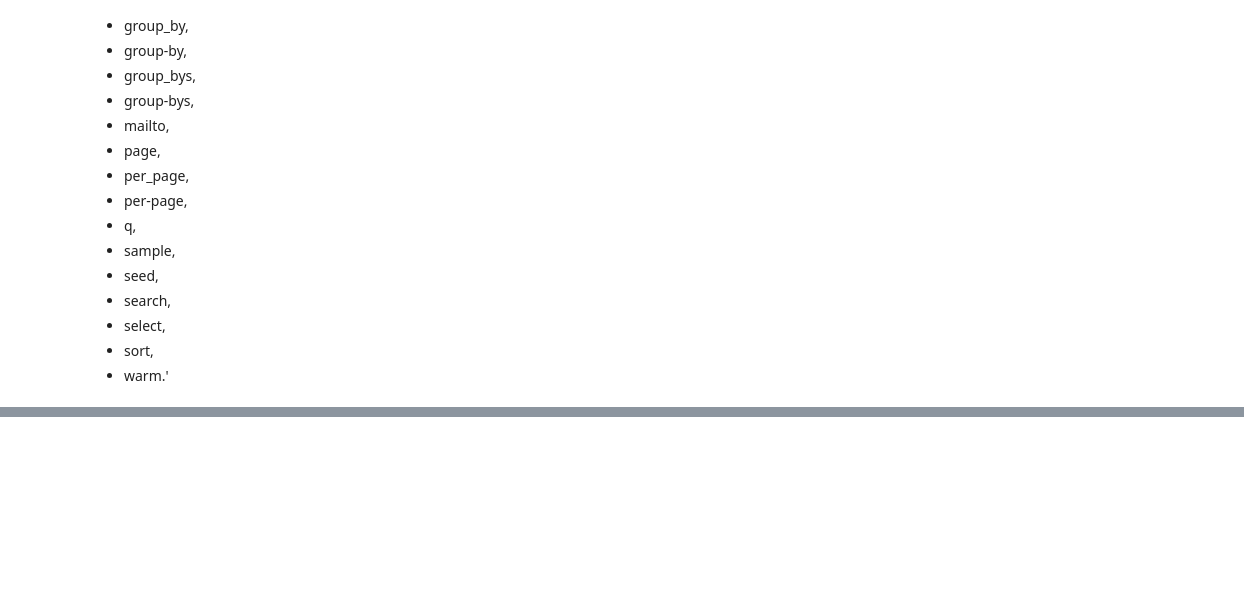
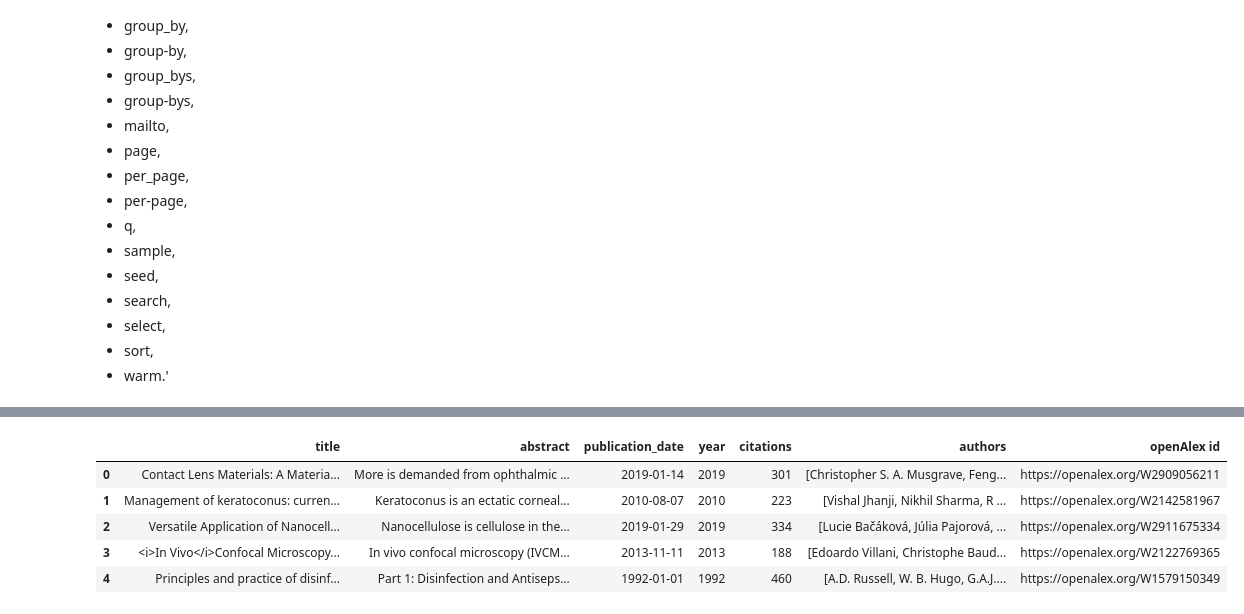
Before and after one commit to darkcyan-ugli-fruit/innolens, a Jupyter notebook: notebooks/01_innolens.ipynb, the cells around one changed output, grey strips where cells are left out. Drawn from its saved outputs; the diff is of its cells as text; code cells hidden in the pictures; blank space fills up the shorter version.

```diff
--- a/notebooks/01_innolens.ipynb
+++ b/notebooks/01_innolens.ipynb
@@ -294 +225,11 @@ JSON Data: {'meta': {'count': 26400, 'db_response_time_ms': 282, 'page': 1, 'per
+# %%
+# Print the dataframe
+df.head()
+# %% [output]
+|  | title | abstract | publication_date | year | citations | authors | openAlex id |
+| 0 | Contact Lens Materials: A Materia... | More is demanded from ophthalmic ... | 2019-01-14 | 2019 | 301 | [Christopher S. A. Musgrave, Feng... | https://openalex.org/W2909056211 |
+| 1 | Management of keratoconus: curren... | Keratoconus is an ectatic corneal... | 2010-08-07 | 2010 | 223 | [Vishal Jhanji, Nikhil Sharma, R ... | https://openalex.org/W2142581967 |
+| 2 | Versatile Application of Nanocell... | Nanocellulose is cellulose in the... | 2019-01-29 | 2019 | 334 | [Lucie Bačáková, Júlia Pajorová, ... | https://openalex.org/W2911675334 |
+| 3 | <i>In Vivo</i>Confocal Microscopy... | In vivo confocal microscopy (IVCM... | 2013-11-11 | 2013 | 188 | [Edoardo Villani, Christophe Baud... | https://openalex.org/W2122769365 |
+| 4 | Principles and practice of disinf... | Part 1: Disinfection and Antiseps... | 1992-01-01 | 1992 | 460 | [A.D. Russell, W. B. Hugo, G.A.J.... | https://openalex.org/W1579150349 |
 # %% [markdown]
```
Also changed, not shown: parts of 25 cells of this notebook, 1 other file.
